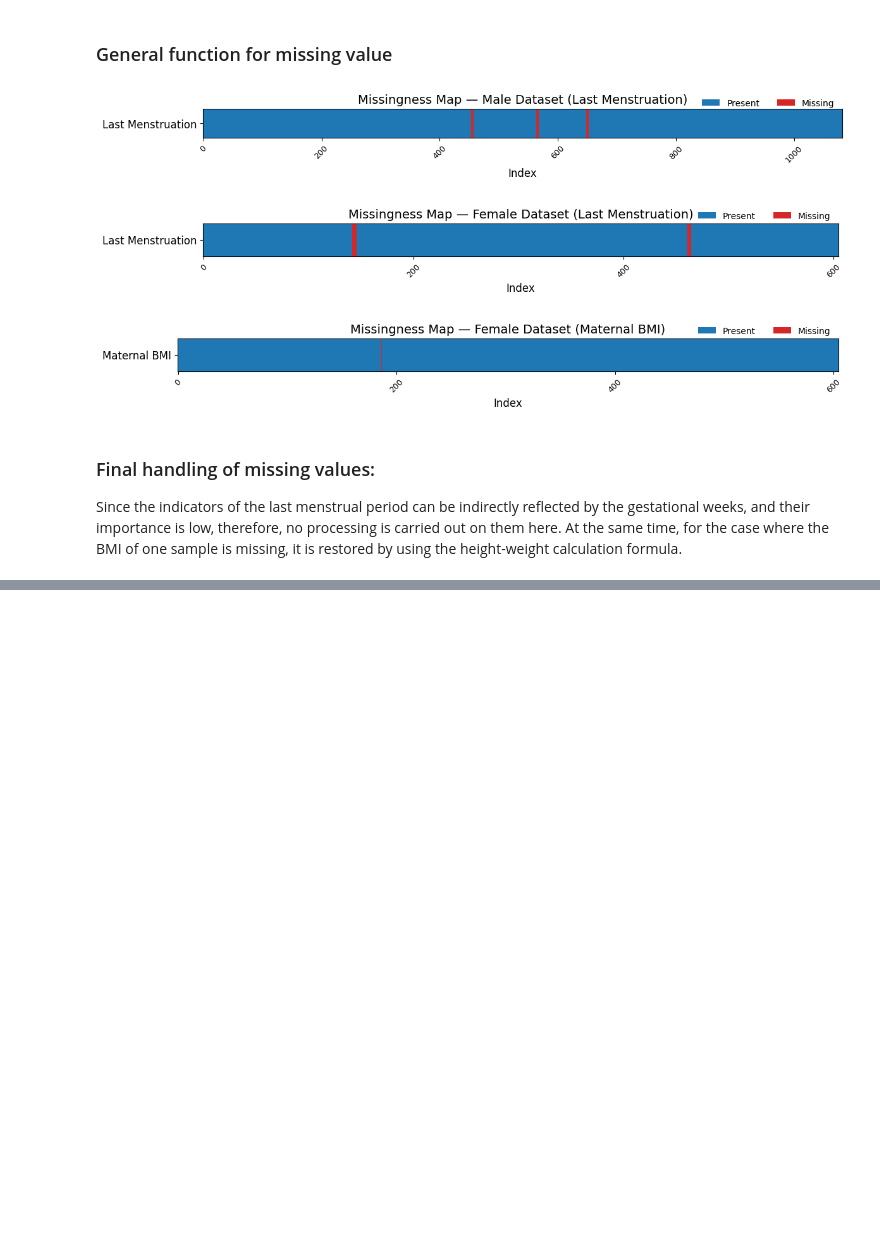
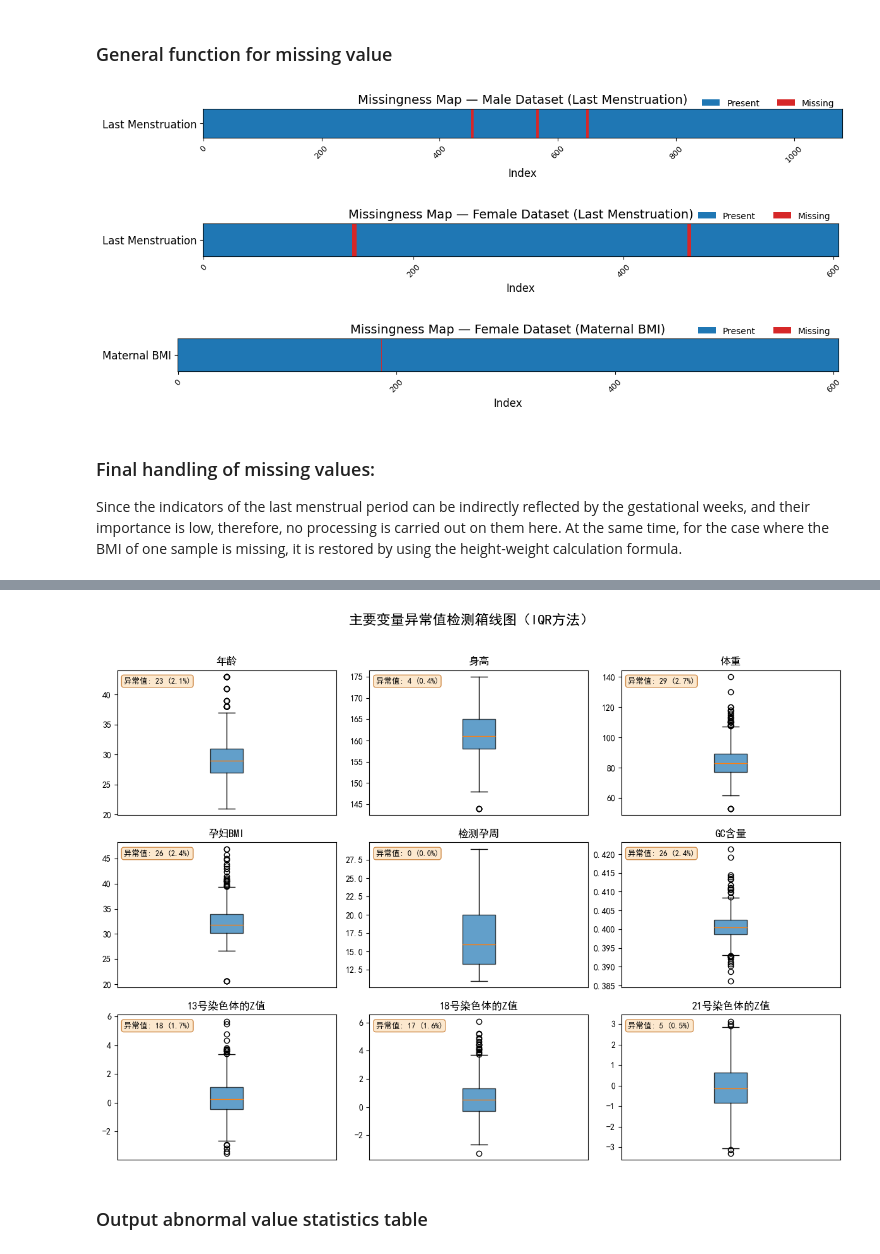
Before and after one commit to cyzChen1362/CUMCM2025C, a Jupyter notebook: NoteBook/Data_Preprocessing/Data_Preprocessing.ipynb, the cells around one changed output, grey strips where cells are left out. Cells and saved outputs as stored; diff of their text form; code cells hidden in the pictures; blank space fills up the shorter version.

Commit message:
Update Data Preprocessing Debug and Outlier handling

```diff
--- a/NoteBook/Data_Preprocessing/Data_Preprocessing.ipynb
+++ b/NoteBook/Data_Preprocessing/Data_Preprocessing.ipynb
@@ -171,0 +180,15 @@ At the same time, for the case where the BMI of one sample is missing, it is res
+# %%
+file_path = "../Data/男胎检测数据_处理后.xlsx"
+df = pd.read_excel(file_path)
+
+cols = [
+    "年龄",
+    "身高",
+    "体重",
+    "孕妇BMI",
+    "检测孕周",
+    "GC含量",
+    "13号染色体的Z值",
+    "18号染色体的Z值",
+    "21号染色体的Z值"
+]
@@ -171,0 +235,47 @@ At the same time, for the case where the BMI of one sample is missing, it is res
+# %%
+plt.rcParams["font.sans-serif"] = ["SimHei"]
+plt.rcParams["axes.unicode_minus"] = False
+
+fig, axes = plt.subplots(3, 3, figsize=(12, 9))
+fig.suptitle("主要变量异常值检测箱线图（IQR方法）", fontsize=16, y=0.98)
+
+for i, col in enumerate(cols):
+    ax = axes[i // 3, i % 3]
+
+    # 当前变量数据
+    data = df[col].dropna()
+
+    # 画箱线图
+    bp = ax.boxplot(
+        data,
+        vert=True,
+        showfliers=True,    # 显示异常值点
+        patch_artist=True   # 允许填充颜色
+    )
+
+    # 简单设置一下箱体颜色（可省略）
+    for patch in bp['boxes']:
+        patch.set_alpha(0.7)
+
+    ax.set_title(col, fontsize=12)
+    ax.set_xticks([])  # 横轴刻度去掉，只保留箱线图
+
+    # 添加异常值数量和比例标注
+    n_out, pct_out = outlier_info[col]
+    label = f"异常值: {n_out} ({pct_out:.1f}%)"
+    ax.text(
+        0.03, 0.95, label,
+        transform=ax.transAxes,
+        fontsize=9,
+        va="top",
+        ha="left",
+        bbox=dict(boxstyle="round,pad=0.3", fc="#fce6c9", ec="peru", alpha=0.9)
+    )
+
+plt.tight_layout(rect=[0, 0, 1, 0.96])  # 给总标题留一点空间
+plt.savefig("./Images/picture7.png", dpi=300, bbox_inches="tight")
+plt.show()
+# %% [output]
+[figure, added]
+# %% [markdown]
+### Output abnormal value statistics table
```
Also changed, not shown: parts of 9 cells of this notebook, 5 other files.
